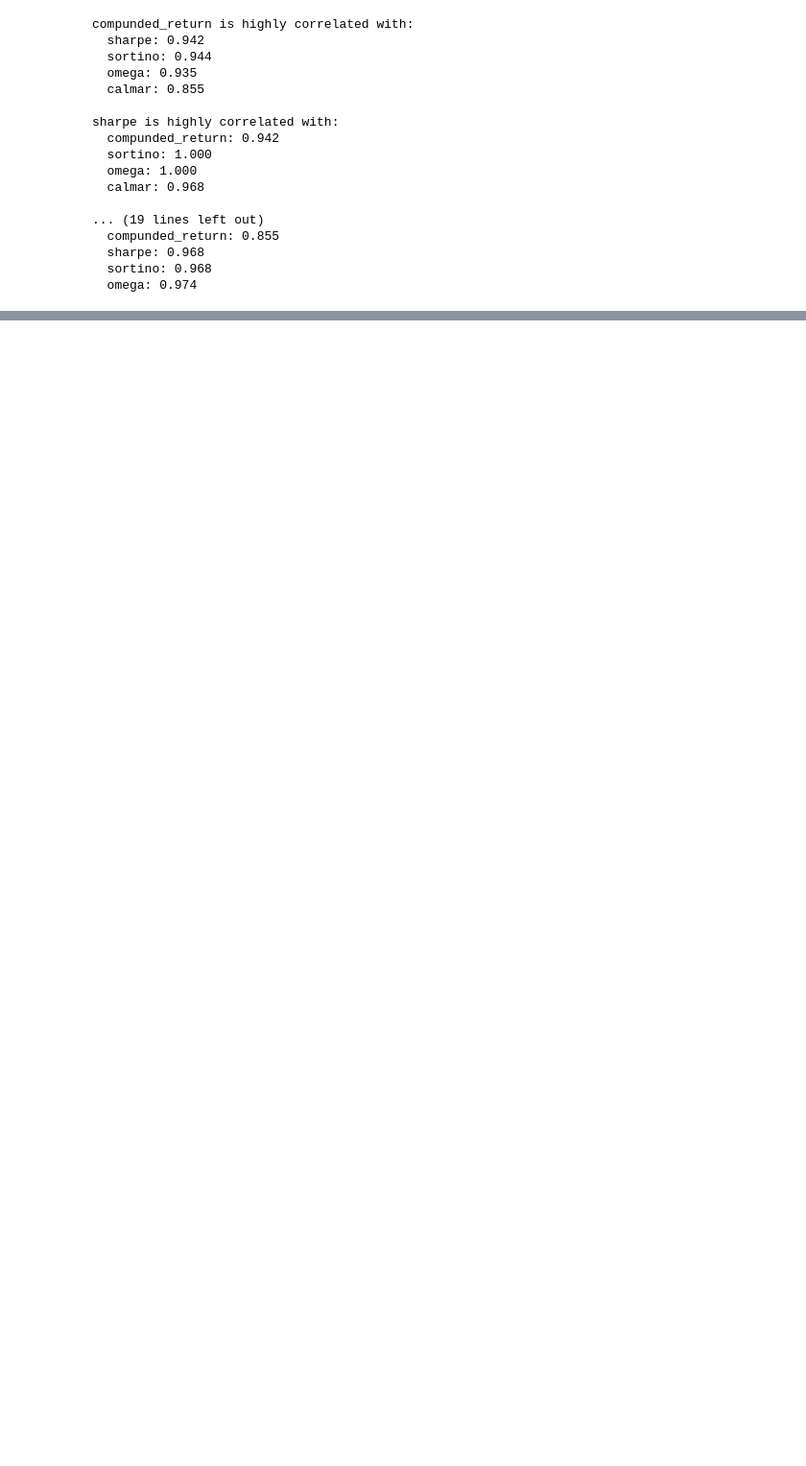
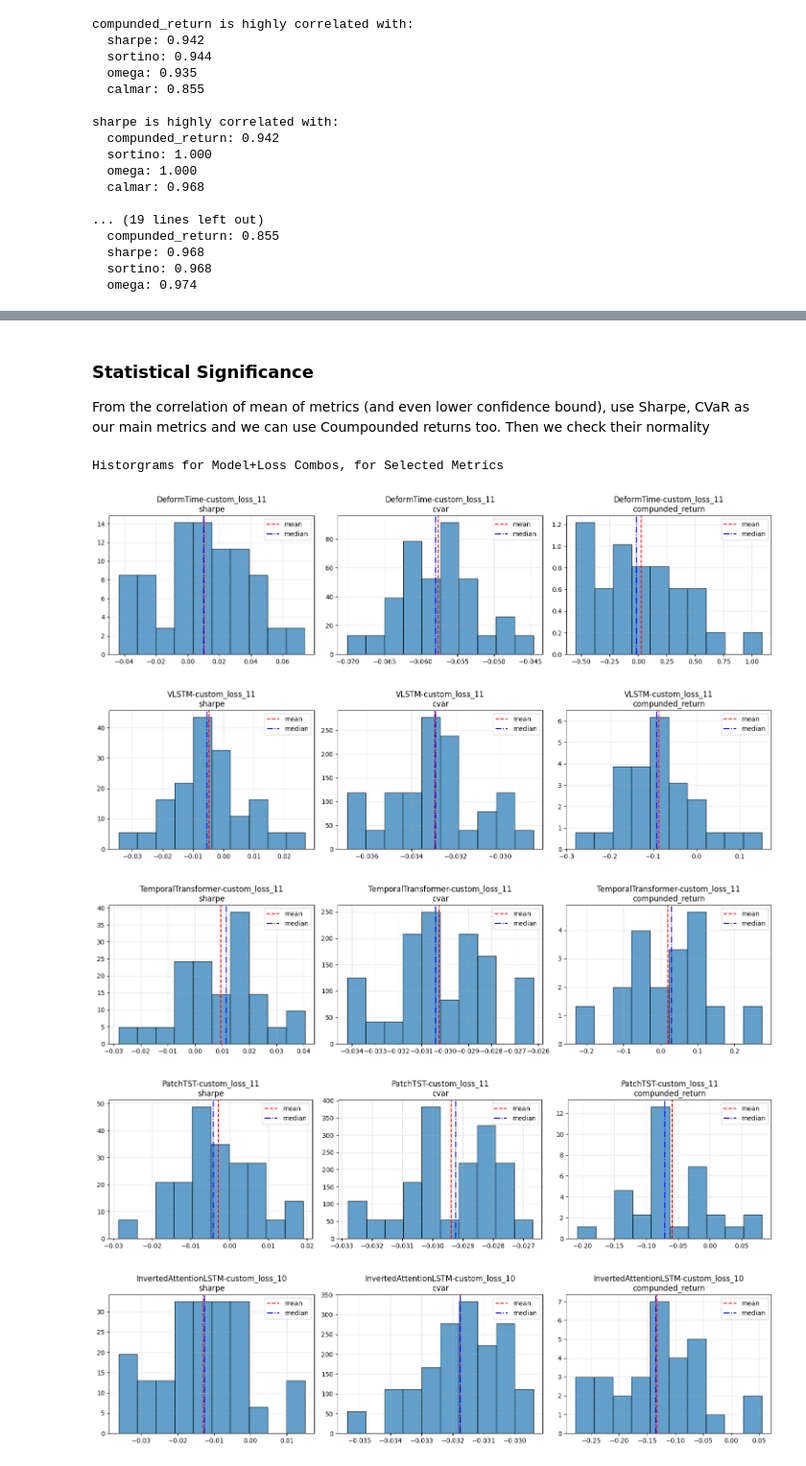
Before and after one commit to travisdesell/exact, a Jupyter notebook: financial_loss_functions/exploration/test_analysis.ipynb, the cells around one changed output, grey strips where cells are left out. Shown at 96% size. Drawn from its saved outputs; the diff is of its cells as text; code cells hidden in the pictures; blank space fills up the shorter version.

```diff
--- a/financial_loss_functions/exploration/test_analysis.ipynb
+++ b/financial_loss_functions/exploration/test_analysis.ipynb
@@ -306,0 +327,3 @@ frontier_3d
+# %% [markdown]
+### Statistical Significance
+From the correlation of mean of metrics (and even lower confidence bound), use Sharpe, CVaR as our main metrics and we can use Coumpounded returns too. Then we check their normality
@@ -306,0 +332,12 @@ frontier_3d
+# %%
+metrics_for_tests = ['sharpe', 'cvar', 'compunded_return']
+# Historgrams
+print('Historgrams for Model+Loss Combos, for Selected Metrics')
+plot_hist_by_model(all_seed_perf, nn_model_losses, metrics_for_tests, bins=10)
+# %% [output]
+Historgrams for Model+Loss Combos, for Selected Metrics
+[figure, added]
+[figure, added]
+[figure, added]
+[figure, added]
+[figure, added]
```
Also changed, not shown: parts of 14 cells of this notebook, 2 other files.
